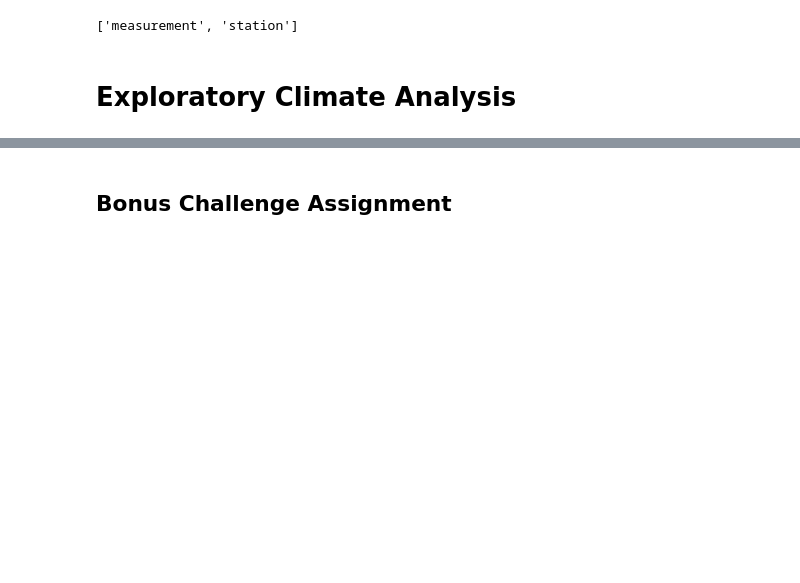
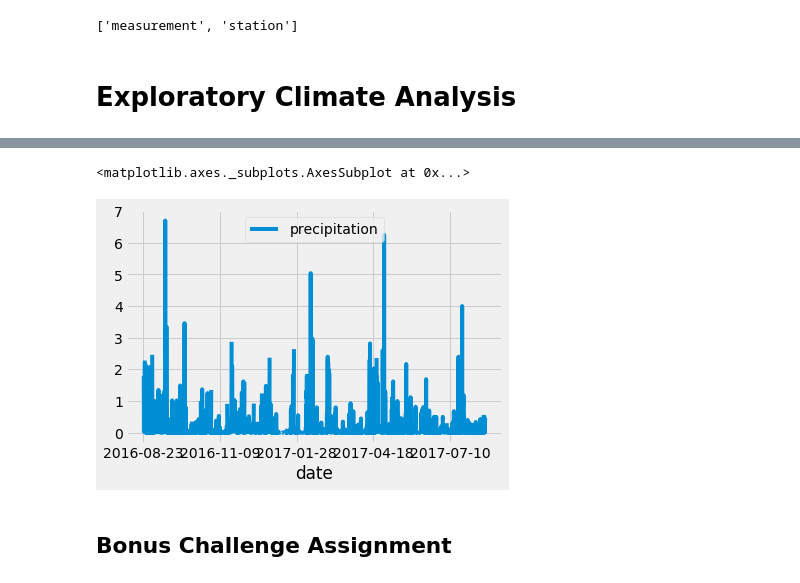
Before and after one commit to alexanderdyan/sqlalchemy-challenge, a Jupyter notebook: 10-Advanced-Data-Storage-and-Retrieval/Instructions/climate_starter.ipynb, the cells around one changed output, grey strips where cells are left out. Saved outputs shown, nothing was run; the diff lists cells and outputs as text; code cells hidden in the pictures; blank space fills up the shorter version.

```diff
--- a/10-Advanced-Data-Storage-and-Retrieval/Instructions/climate_starter.ipynb
+++ b/10-Advanced-Data-Storage-and-Retrieval/Instructions/climate_starter.ipynb
@@ -73,3 +51,21 @@ datetime.date(2016, 8, 23)
+# %%
+#create select statement to filter by date
+selectStmnt = select([Measurement.date, Measurement.prcp]).where(and_(Measurement.date >= "2016-08-23", Measurement.date <= "2017-08-23") )
+#execute select statement
+results = session.execute(selectStmnt)
+#create dataframe from results
+prcpDf = pd.DataFrame(results)
+#rename columns of df
+prcpDf.columns = ["date", "precipitation"]
+#update index of df to use date
+prcpDf = prcpDf.set_index('date')
+#sort by date
+prcpDf = prcpDf.sort_values('date')
+#plot results
+prcpDf.plot()
+# %% [output]
+<matplotlib.axes._subplots.AxesSubplot at 0x...>
+[figure, added]
 # %%
 # Use Pandas to calcualte the summary statistics for the precipitation data
 # %%
```
Also changed, not shown: parts of 5 cells of this notebook.
